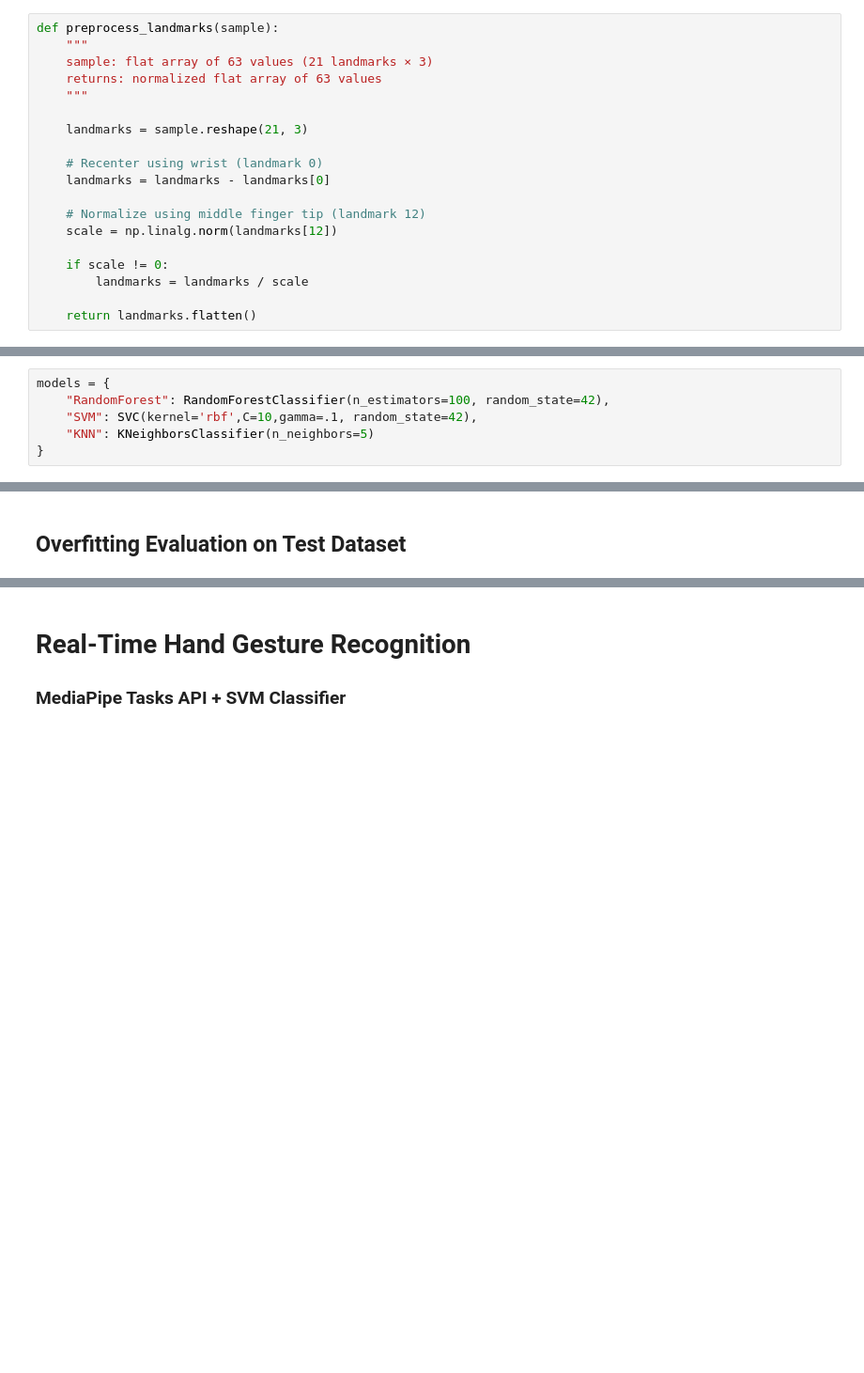
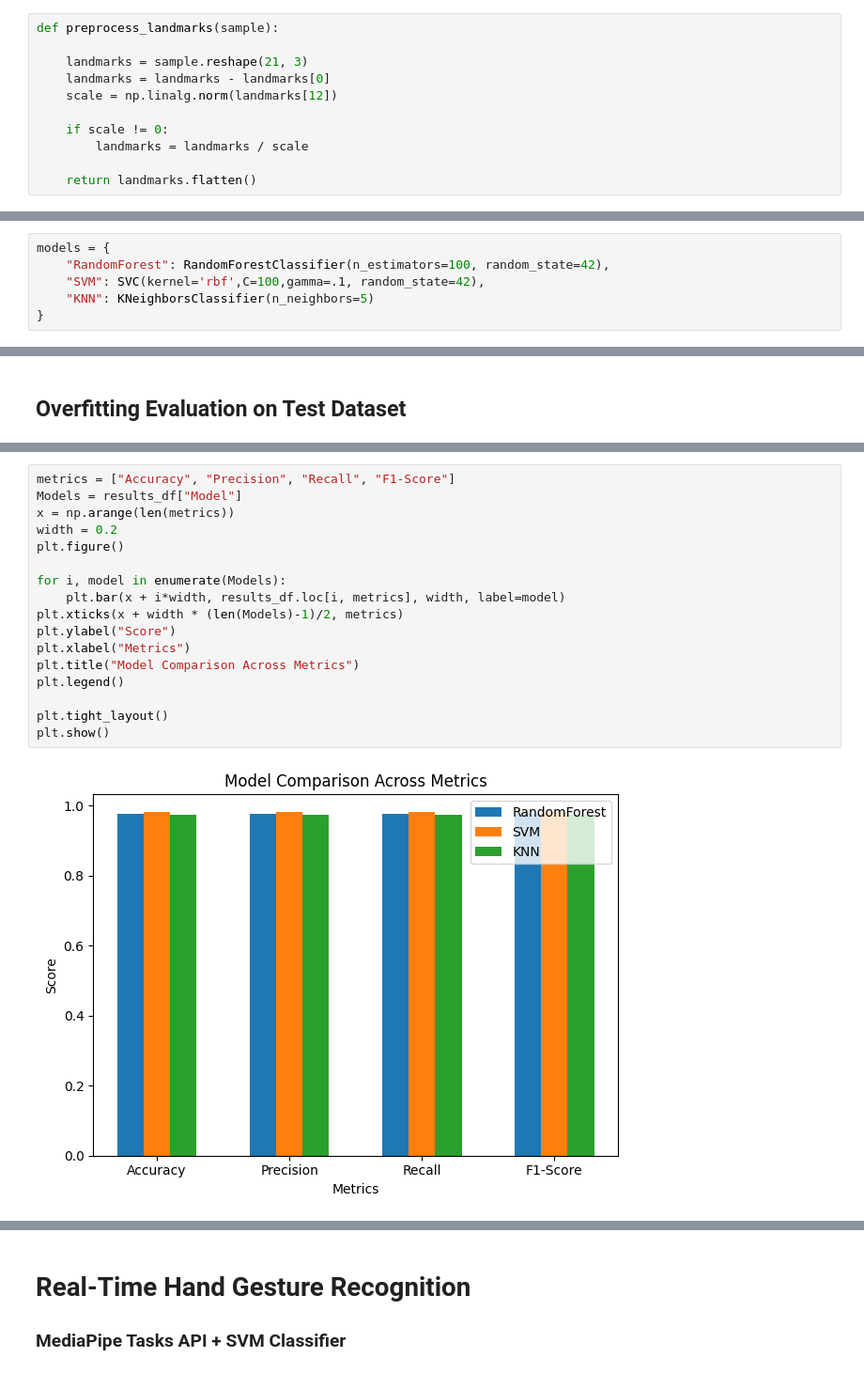
Before and after one commit to Merna-Hany12/Hand-Gesture-Classification-model, a Jupyter notebook: notebooks/hand_gesture.ipynb, the cells around one changed output, grey strips where cells are left out. Shown at 94% size. Saved outputs shown, nothing was run; the diff lists cells and outputs as text; blank space fills up the shorter version.

Commit message:
Update README and notebook: add MediaPipe demo, preprocessing, and metrics visualization

```diff
--- a/notebooks/hand_gesture.ipynb
+++ b/notebooks/hand_gesture.ipynb
@@ -174,17 +175,9 @@ for label in df['label'].unique():
 **Normalize landmarks by dividing by mid-finger tip position**
 # %%
 def preprocess_landmarks(sample):
-    """
-    sample: flat array of 63 values (21 landmarks × 3)
-    returns: normalized flat array of 63 values
-    """
 
     landmarks = sample.reshape(21, 3)
-
-    # Recenter using wrist (landmark 0)
     landmarks = landmarks - landmarks[0]
-
-    # Normalize using middle finger tip (landmark 12)
     scale = np.linalg.norm(landmarks[12])
 
     if scale != 0:
@@ -210,7 +203,7 @@ X_train, X_val, y_train, y_val = train_test_split(X_train_val, y_train_val, test
 # %%
 models = {
     "RandomForest": RandomForestClassifier(n_estimators=100, random_state=42),
-    "SVM": SVC(kernel='rbf',C=10,gamma=.1, random_state=42),
+    "SVM": SVC(kernel='rbf',C=100,gamma=.1, random_state=42),
     "KNN": KNeighborsClassifier(n_neighbors=5)
 }
 # %% [markdown]
@@ -308 +341,20 @@ SVM Test Accuracy: 0.9809
 KNN Test Accuracy: 0.9753
+# %%
+metrics = ["Accuracy", "Precision", "Recall", "F1-Score"]
+Models = results_df["Model"]
+x = np.arange(len(metrics))
+width = 0.2
+plt.figure()
+
+for i, model in enumerate(Models):
+    plt.bar(x + i*width, results_df.loc[i, metrics], width, label=model)
+plt.xticks(x + width * (len(Models)-1)/2, metrics)
+plt.ylabel("Score")
+plt.xlabel("Metrics")
+plt.title("Model Comparison Across Metrics")
+plt.legend()
+
+plt.tight_layout()
+plt.show()
+# %% [output]
+[figure, added]
```
Also changed, not shown: parts of 9 cells of this notebook, 5 other files.
